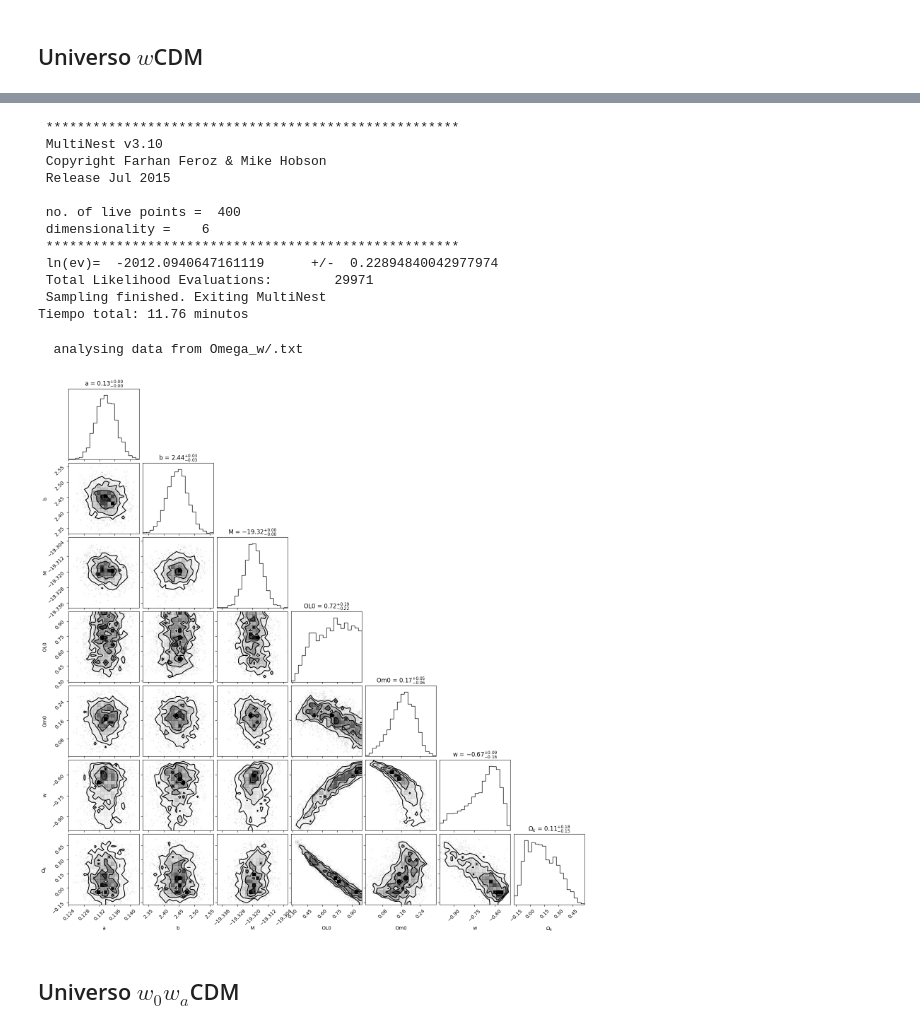
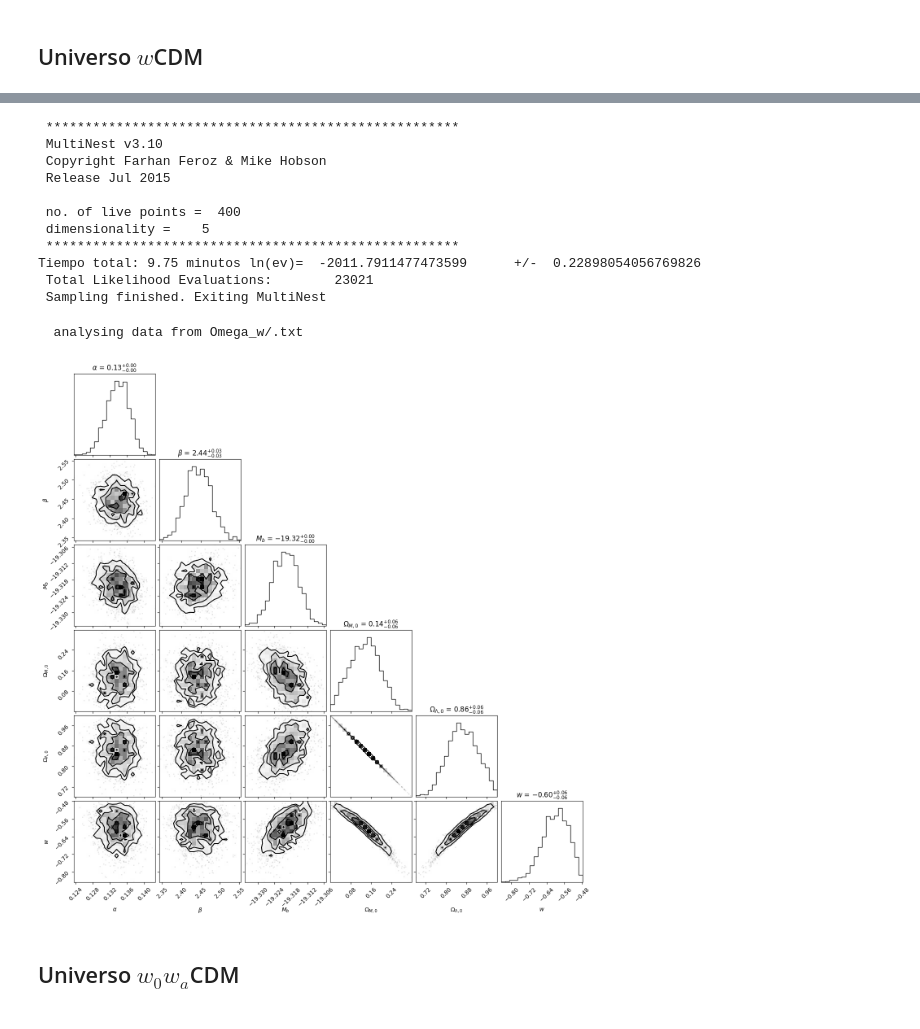
Before and after one commit to CosmoStats/ejercicios-jcim28, a Jupyter notebook: LabCosmo_PMN_Omegas.ipynb, the cells around one changed output, grey strips where cells are left out. Cells and saved outputs as stored; diff of their text form; code cells hidden in the pictures.

```diff
--- a/LabCosmo_PMN_Omegas.ipynb
+++ b/LabCosmo_PMN_Omegas.ipynb
@@ -289,15 +289,14 @@ def loglike_w(cube, ndim, nparams):
     alpha = cube[0]
     beta = cube[1]
     M = cube[2]
-    OL_0 = cube[3]
-    Om_0 = cube[4]
-    w_0 = cube[5]
+    Om_0 = cube[3]
+    w_0 = cube[4]
     #beta = 3.0
     #alpha = 0.14
 
     """t0 = time.time()"""
 
-    mu_i = mu_datos(z, H_0, OL_0, Om_0, w_0)
+    mu_i = mu_datos(z, H_0, Om_0, w_0)
 
     """t1 = time.time()"""
 
@@ -330,7 +329,7 @@ mu_test
 # %%
 os.makedirs("Omega_w", exist_ok=True)     ## Creamos una nueva carpeta para guardar los datos
 
-parameters = ["a", "b", "M", "OL0", "Om0", "w"]
+parameters = ["a", "b", "M", "Om0", "w"]
 ndim = len(parameters)
 
 
@@ -357,42 +356,39 @@ print(f"Tiempo total: {(fin - inicio)/60:.2f} minutos")
  Release Jul 2015
 
  no. of live points =  400
- dimensionality =    6
+ dimensionality =    5
  *****************************************************
- ln(ev)=  -2012.0940647161119      +/-  0.22894840042977974
- Total Likelihood Evaluations:        29971
+Tiempo total: 9.75 minutos ln(ev)=  -2011.7911477473599      +/-  0.22898054056769826
+ Total Likelihood Evaluations:        23021
  Sampling finished. Exiting MultiNest
-Tiempo total: 11.76 minutos
 # %%
 a = pymultinest.Analyzer(
     n_params=ndim,
     outputfiles_basename='Omega_w/'
 )
 
 samples = a.get_equal_weighted_posterior()
 
 # Se paramos la cadena la última columna que es el ajuste chi2
 
 chains = samples[:, :-1]            ## samples[filas, columnas] -> samples[:,:-1] = toma
                                      # todas las filas, todas las columnas, excepto la útlima
-Omega_L = chains[:, -3]             ## toma la útlma cadena porque chains = ["a","b","M",OL"]
-Omega_M = chains[:, -2]
-Omega_k = 1- Omega_M - Omega_L
+Omega_M = chains[:, -2]             ## toma la útlma cadena porque chains = ["a","b","M",Om","w"]
+Omega_L = 1- Omega_M
 
-# agregarmos O_M
-new_chains = np.column_stack((chains, Omega_k))
-new_labels = parameters + [r'$\Omega_k$']
+# agregarmos O_L
+new_chains = np.insert(chains, 4, Omega_L, axis=1)
 
 corner.corner(
     new_chains,
-    labels=new_labels, #[r"$\alpha$", r"$\beta$", "$M_b$", r"$\Omega_{\Lambda,0}$", r"$\Omega_{M,0}$", r"$w$"]
+    labels= [r"$\alpha$", r"$\beta$", "$M_b$", r"$\Omega_{M,0}$", r"$\Omega_{\Lambda,0}$", r"$w$"],
     show_titles=True
 )
 
 plt.show()
 # %% [output]
   analysing data from Omega_w/.txt
-[figure, old version]
+[figure, new version]
 # %% [markdown]
 ## Universo $w_0 w_a$CDM
 # %%
```
Also changed, not shown: parts of 9 cells of this notebook, 30 other files.
